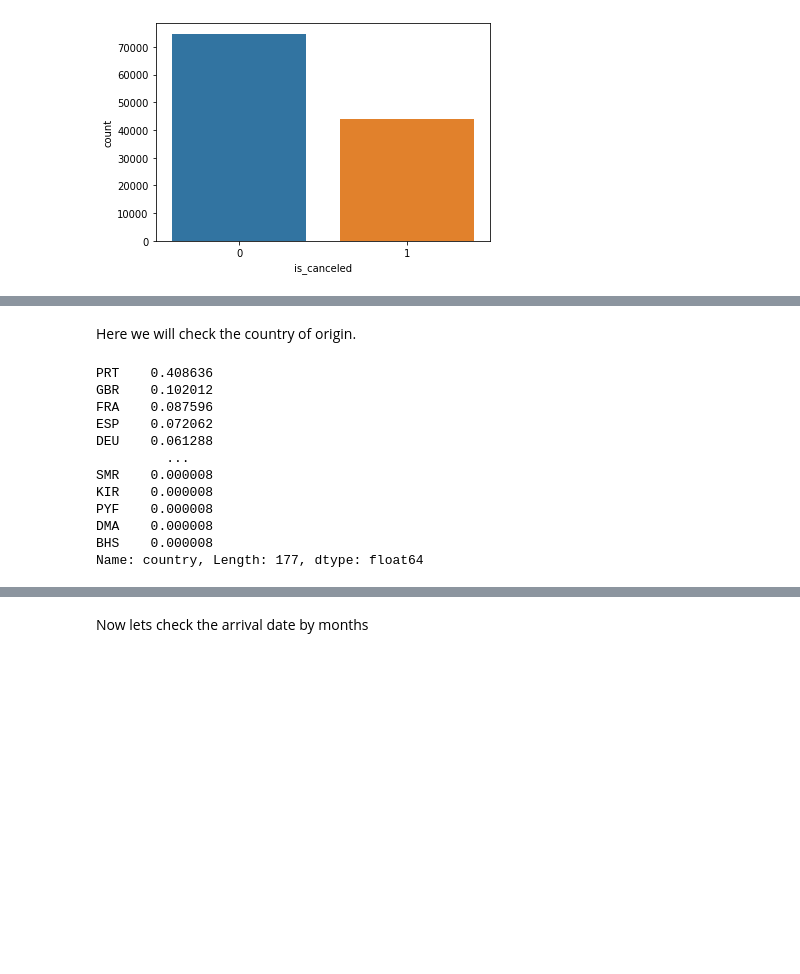
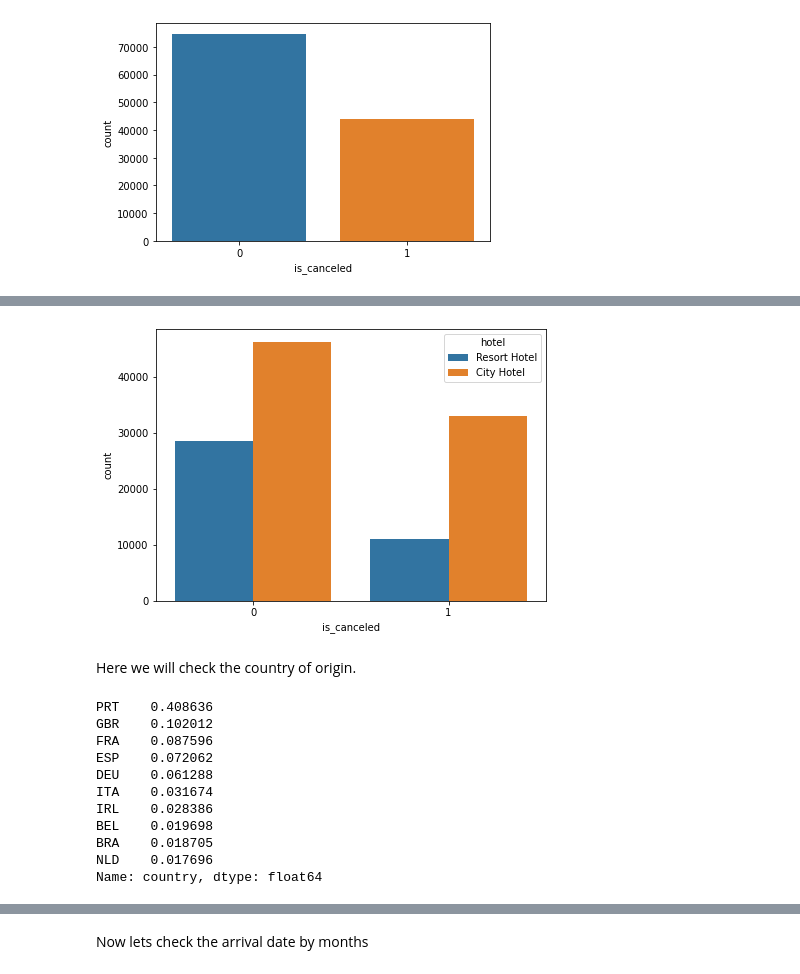
Before and after one commit to Soumya164/Hotel-Booking-Data-Analysis, a Jupyter notebook: Copy_of_Hotel_Booking_Analysis_Capstone_Project.ipynb, the cells around one changed output, grey strips where cells are left out. Cells and saved outputs as stored; diff of their text form; code cells hidden in the pictures; blank space fills up the shorter version.

```diff
--- a/Copy_of_Hotel_Booking_Analysis_Capstone_Project.ipynb
+++ b/Copy_of_Hotel_Booking_Analysis_Capstone_Project.ipynb
@@ -308,17 +333,21 @@ sns.countplot(canceled_data)
+# %%
+plt.subplots(figsize=(7,5))
+sns.countplot(x = 'is_canceled', hue = 'hotel',  data = my_data_set);
+# %% [output]
+[figure, added]
 # %% [markdown]
 Here we will check the country of origin.
 # %%
-my_data_set.country.value_counts(normalize=True)
+my_data_set.country.value_counts(normalize=True).head(10)
 # %% [output]
 PRT    0.408636
 GBR    0.102012
 FRA    0.087596
 ESP    0.072062
 DEU    0.061288
-         ...
-SMR    0.000008
-KIR    0.000008
-PYF    0.000008
-DMA    0.000008
-BHS    0.000008
-Name: country, Length: 177, dtype: float64
+ITA    0.031674
+IRL    0.028386
+BEL    0.019698
+BRA    0.018705
+NLD    0.017696
+Name: country, dtype: float64
```
Also changed, not shown: parts of 18 cells of this notebook.
